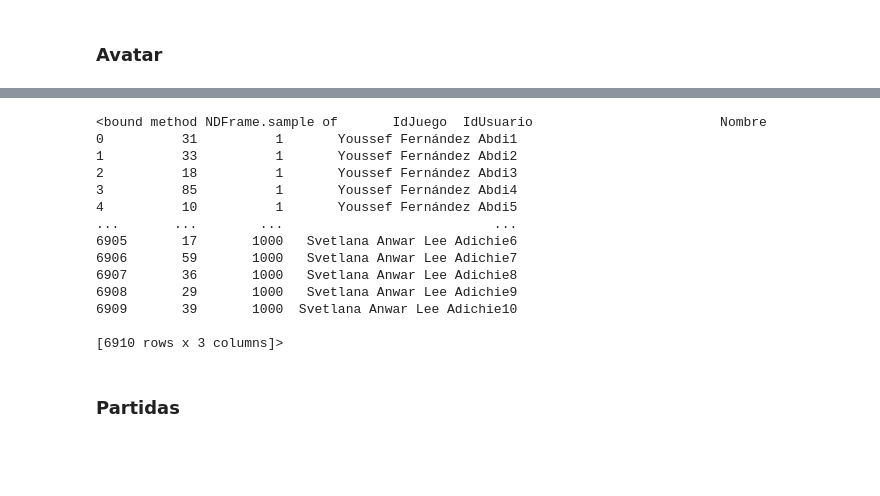
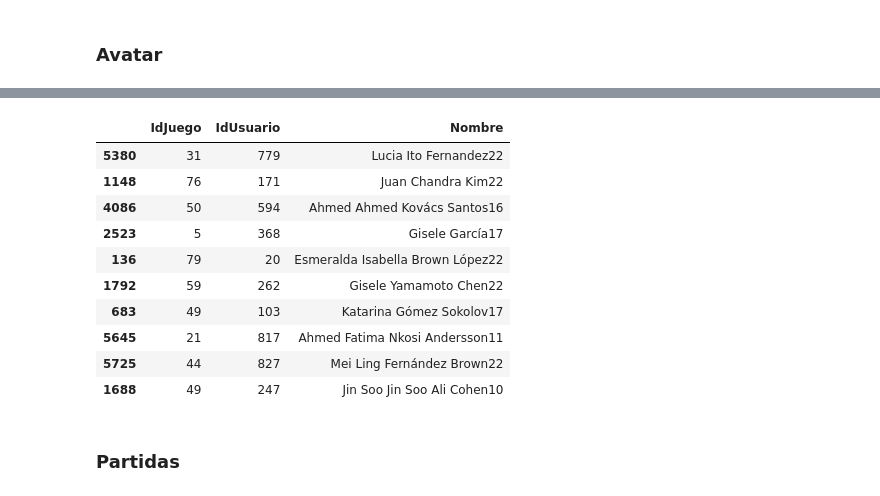
Before and after one commit to Lolineko30000/GamePlataform, a Jupyter notebook: GeneracionCSV.ipynb, the cells around one changed output, grey strips where cells are left out. Cells and saved outputs as stored; diff of their text form; code cells hidden in the pictures; blank space fills up the shorter version.

```diff
--- a/GeneracionCSV.ipynb
+++ b/GeneracionCSV.ipynb
@@ -672,20 +672,17 @@ Avatar
 # %%
-Avatar.sample
+Avatar.sample(10)
 # %% [output]
-<bound method NDFrame.sample of       IdJuego  IdUsuario                        Nombre
-0          31          1       Youssef Fernández Abdi1
-1          33          1       Youssef Fernández Abdi2
-2          18          1       Youssef Fernández Abdi3
-3          85          1       Youssef Fernández Abdi4
-4          10          1       Youssef Fernández Abdi5
-...       ...        ...                           ...
-6905       17       1000   Svetlana Anwar Lee Adichie6
-6906       59       1000   Svetlana Anwar Lee Adichie7
-6907       36       1000   Svetlana Anwar Lee Adichie8
-6908       29       1000   Svetlana Anwar Lee Adichie9
-6909       39       1000  Svetlana Anwar Lee Adichie10
-
-[6910 rows x 3 columns]>
+|  | IdJuego | IdUsuario | Nombre |
+| 5380 | 31 | 779 | Lucia Ito Fernandez22 |
+| 1148 | 76 | 171 | Juan Chandra Kim22 |
+| 4086 | 50 | 594 | Ahmed Ahmed Kovács Santos16 |
+| 2523 | 5 | 368 | Gisele García17 |
+| 136 | 79 | 20 | Esmeralda Isabella Brown López22 |
+| 1792 | 59 | 262 | Gisele Yamamoto Chen22 |
+| 683 | 49 | 103 | Katarina Gómez Sokolov17 |
+| 5645 | 21 | 817 | Ahmed Fatima Nkosi Andersson11 |
+| 5725 | 44 | 827 | Mei Ling Fernández Brown22 |
+| 1688 | 49 | 247 | Jin Soo Jin Soo Ali Cohen10 |
 # %% [markdown]
 ### Partidas
 # %%
```
Also changed, not shown: parts of 18 cells of this notebook, 15 other files.
